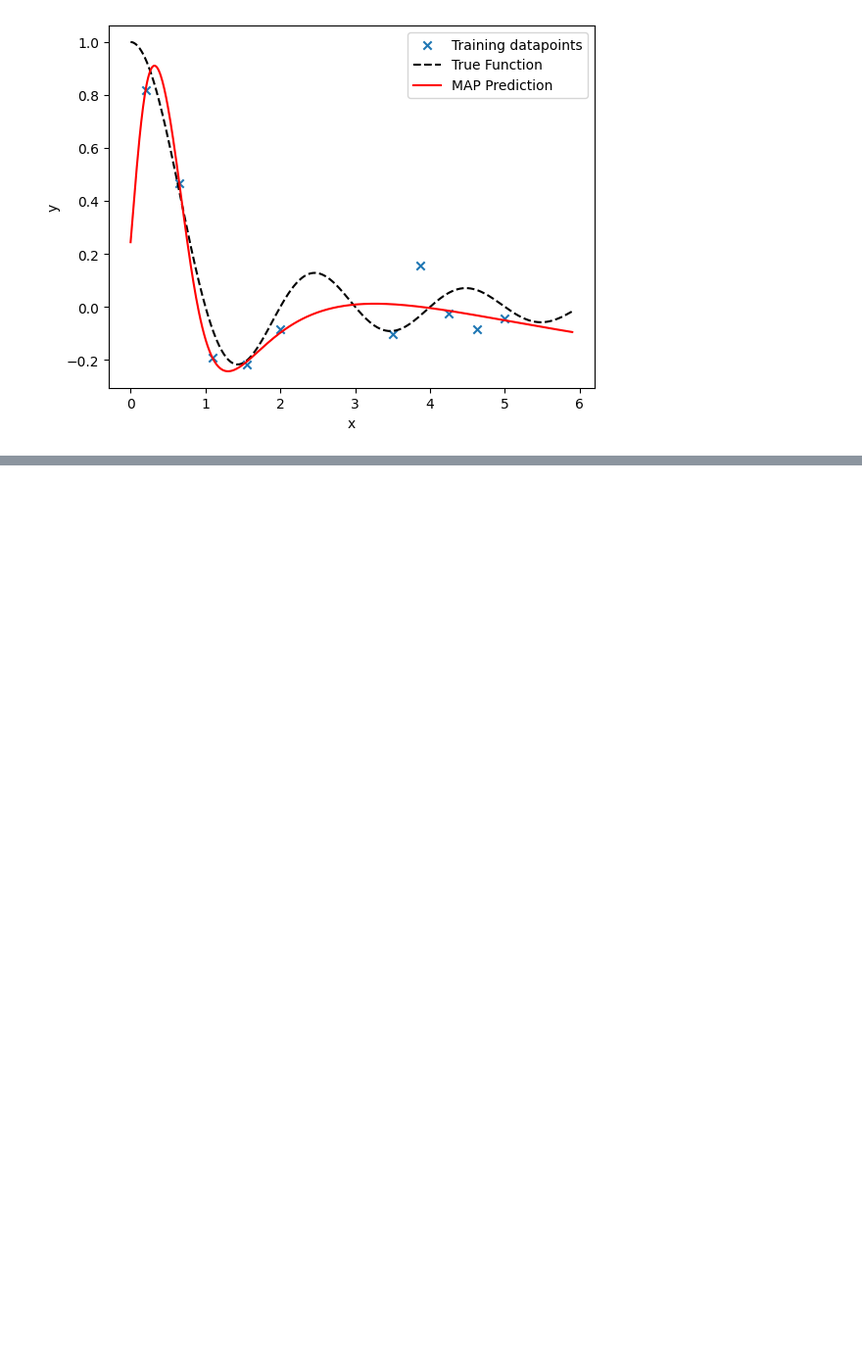
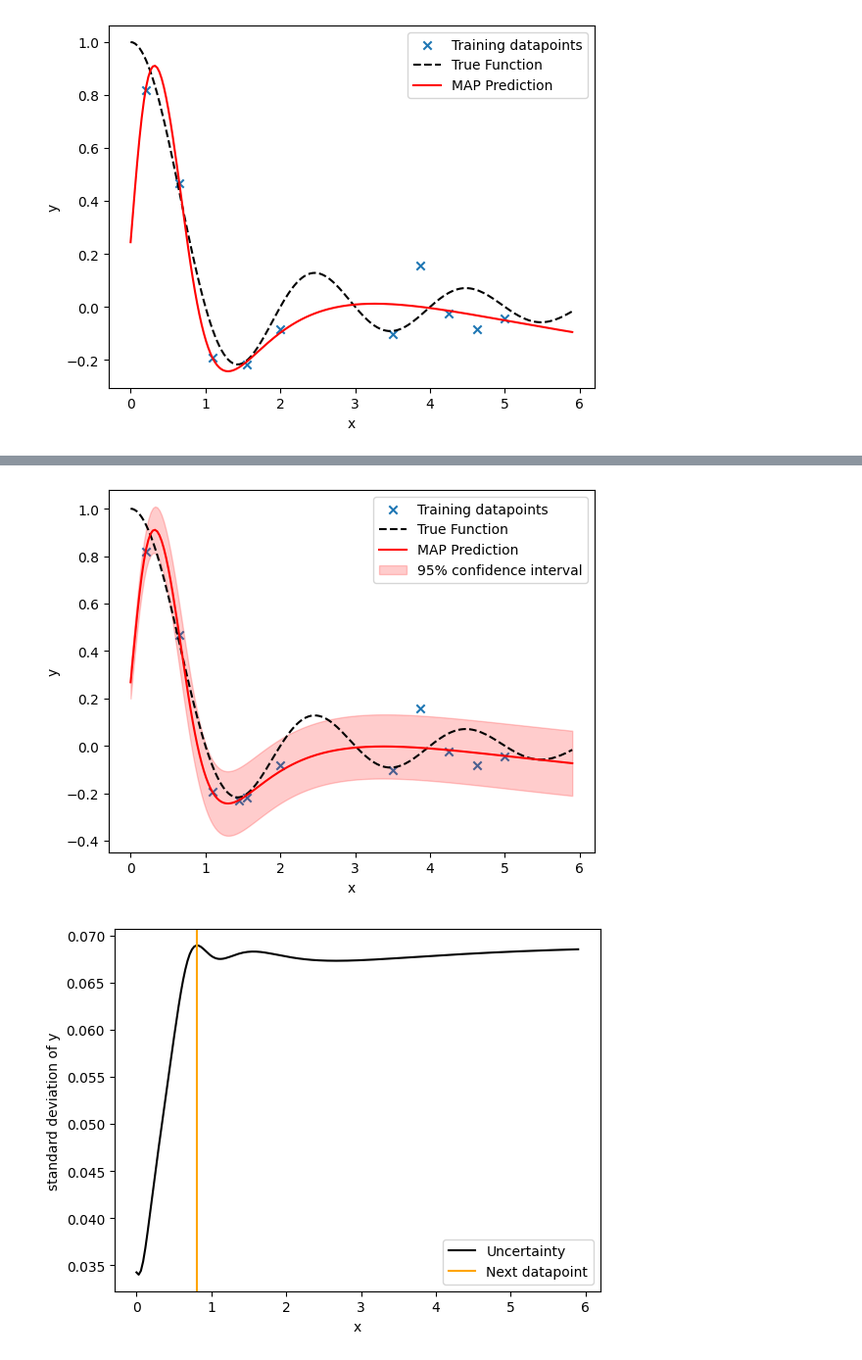
Before and after one commit to laplax-org/laplax, a Jupyter notebook: examples/0003_laplax_for_active_learning.ipynb, the cells around one changed output, grey strips where cells are left out. Shown at 98% size. Drawn from its saved outputs; the diff is of its cells as text; code cells hidden in the pictures; blank space fills up the shorter version.

Commit message:
Implement active learning loop

```diff
--- a/examples/0003_laplax_for_active_learning.ipynb
+++ b/examples/0003_laplax_for_active_learning.ipynb
@@ -280,4 +289,16 @@ plt.show()
 
 learning_rounds = 10
 
-for _ in range(learning_rounds)
+key = random.key(21780)
+keys = random.split(key, learning_rounds)
+
+for _, key in enumerate(keys):
+    next_target = sample_target(next_datapoint, key)
+    dataloader = dataloader.add(next_datapoint, next_target)
+    train_model(model, dataloader, n_epochs=100)
+    y_mean, y_std = quantify_uncertainty(model, dataloader, x_pred, prior_precision)
+    next_datapoint = find_next_datapoint(x_pred, y_std)
+    plot_prediction_with_uncertainty(dataloader, y_mean, y_std)
+
+print("Finished")
+# %% [output]
@@ -283,0 +307,2 @@ for _ in range(learning_rounds)
+[figure, added]
+[figure, added]
```
Also changed, not shown: parts of 6 cells of this notebook, 1 other file.
